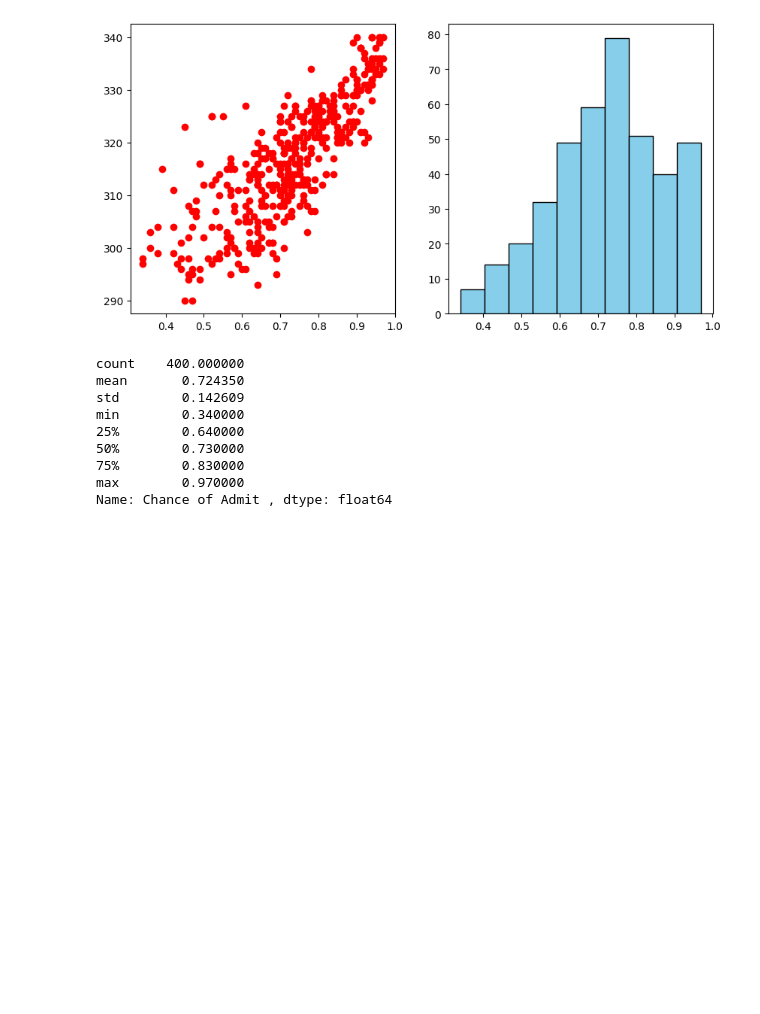
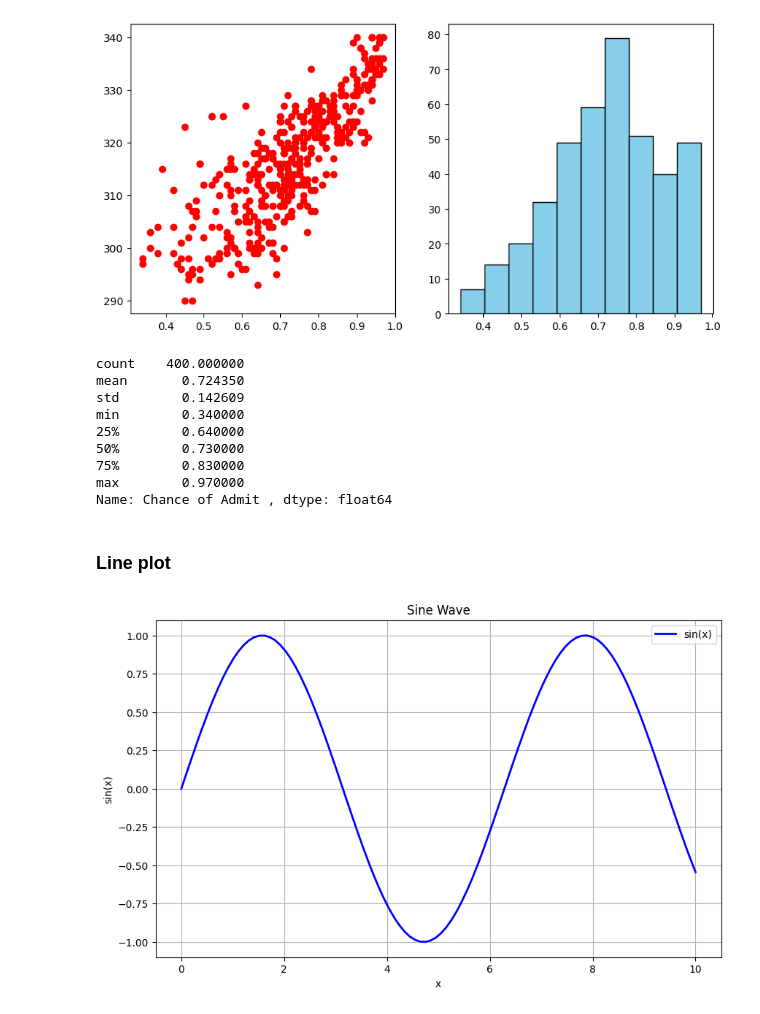
Before and after one commit to ZAINAZHAR303/numpy-basics, a Jupyter notebook: jupyter notebook numpy/visualization in matplotlib.ipynb, the cells around one changed output. Drawn from its saved outputs; the diff is of its cells as text; code cells hidden in the pictures; blank space fills up the shorter version.

Commit message:
visualization enhancement in matplotlib

```diff
--- a/jupyter notebook numpy/visualization in matplotlib.ipynb
+++ b/jupyter notebook numpy/visualization in matplotlib.ipynb
@@ -79,3 +79,24 @@ min        0.340000
 75%        0.830000
 max        0.970000
 Name: Chance of Admit , dtype: float64
+# %% [markdown]
+### Line plot
+# %%
+import matplotlib.pyplot as plt
+import numpy as np
+
+# Create data
+x = np.linspace(0, 10, 100)
+y = np.sin(x)
+
+# Create figure and axis
+plt.figure(figsize=(10, 6))
+plt.plot(x, y, label='sin(x)', color='blue', linewidth=2)
+plt.title('Sine Wave')
+plt.xlabel('x')
+plt.ylabel('sin(x)')
+plt.grid(True)
+plt.legend()
+plt.show()
+# %% [output]
+[figure, added]
```
Also changed, not shown: parts of 6 cells of this notebook.
